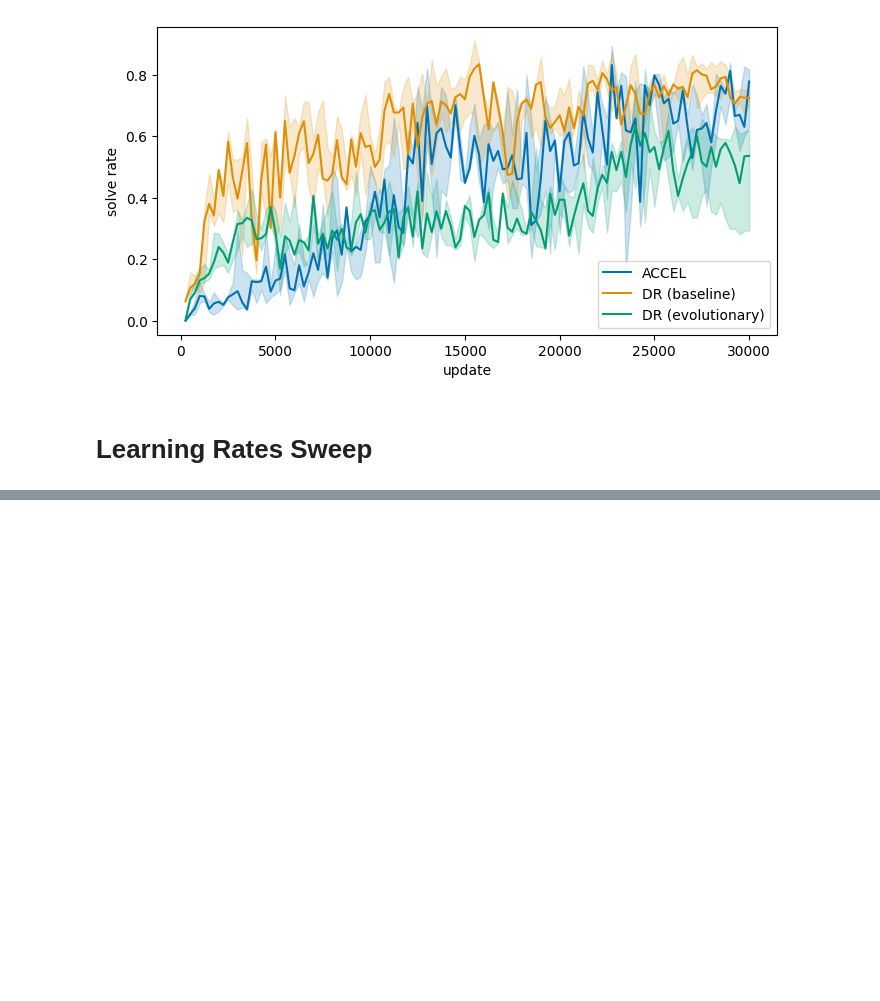
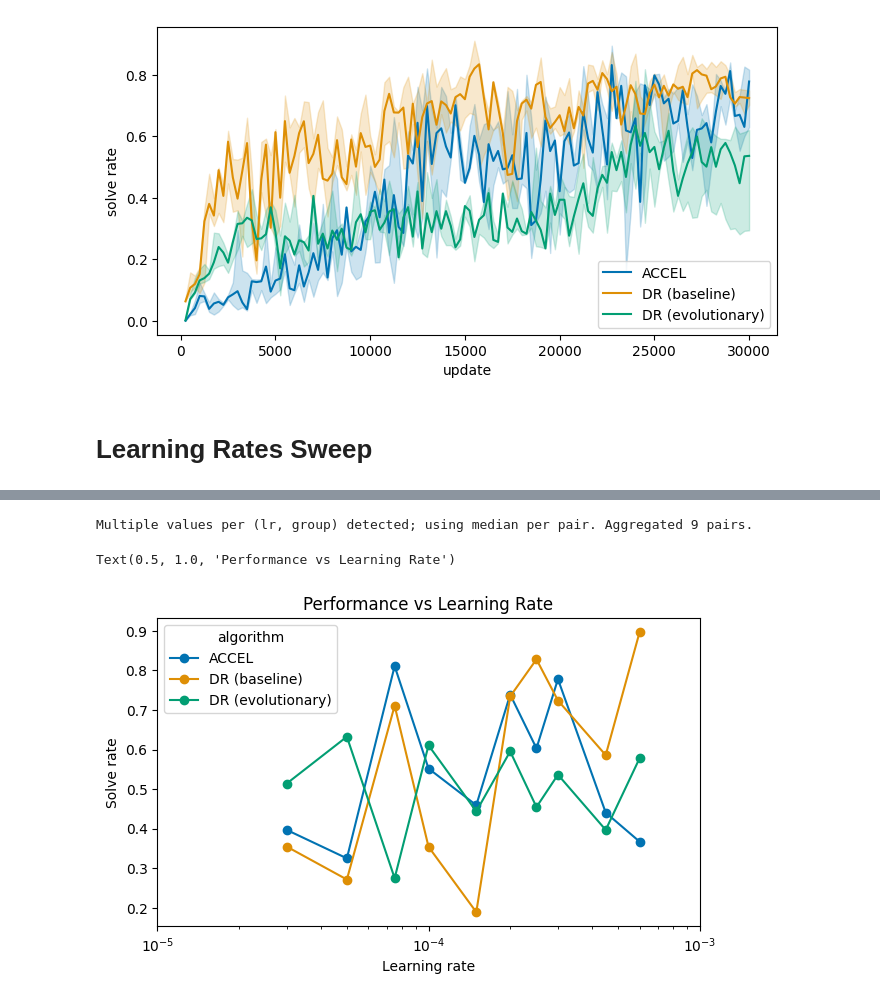
Before and after one commit to callum-lawson/evo-ued, a Jupyter notebook: notebooks/performance_training_runs.ipynb, the cells around one changed output, grey strips where cells are left out. Cells and saved outputs as stored; diff of their text form; code cells hidden in the pictures; blank space fills up the shorter version.

Commit message:
Add plots for learning rates hyperparameter sweep

```diff
--- a/notebooks/performance_training_runs.ipynb
+++ b/notebooks/performance_training_runs.ipynb
@@ -293,8 +293,12 @@ plot_training_runs(add_dict_plot[y_label][plot_type], step_key=STEP, palette_map
 # Learning Rates Sweep
 # %%
 from scripts.utils_wandb import collect_histories_from_run_mapping
+CFG_PATH_LR_SWEEP = "/home/callum/projects/evo-ued/config/updates30k_lr_sweep.json"
+
+runmap_lr_sweep = load_runname_group_map_from_file(CFG_PATH_LR_SWEEP)
+
 df = collect_histories_from_run_mapping(
-    ENTITY, PROJECT, runmap,
+    ENTITY, PROJECT, runmap_lr_sweep,
     step_key="num_updates", metric_key=METRIC_SOLVE,
     attach_config_keys=["lr"],
     samples=SAMPLES,   # important: fetch rows
@@ -304,0 +317,3 @@ df.head()
+# %%
+per_run_final = final_values_per_run(df, STEP, extra_cols=["lr"])
+per_run_final.head()
@@ -304,0 +327,17 @@ df.head()
+# %%
+from scripts.training_plots import plot_hyperparam_vs_value
+
+ax = plot_hyperparam_vs_value(
+    per_run_final,
+    hp_col="lr",
+    value_col="value",
+    log_x=True,
+    x_label="Learning rate",
+    y_label="Solve rate",
+    label_fmt="{group}",
+)
+ax.set_title("Performance vs Learning Rate")
+# %% [output]
+Multiple values per (lr, group) detected; using median per pair. Aggregated 9 pairs.
+Text(0.5, 1.0, 'Performance vs Learning Rate')
+[figure, added]
```
Also changed, not shown: parts of 2 cells of this notebook, 2 other files.
